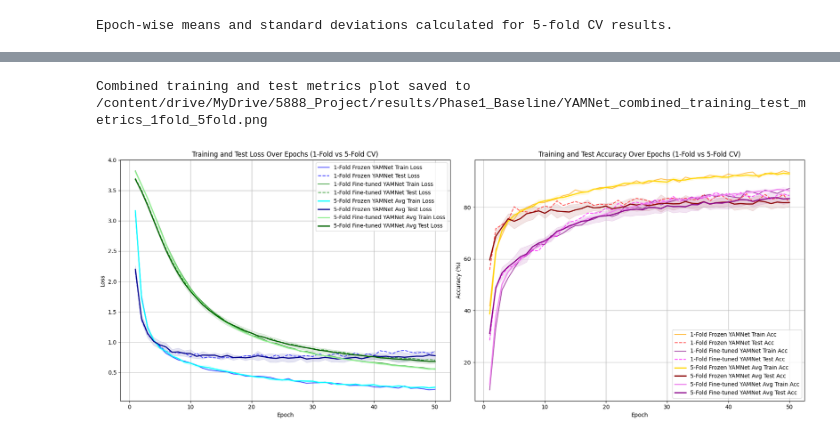
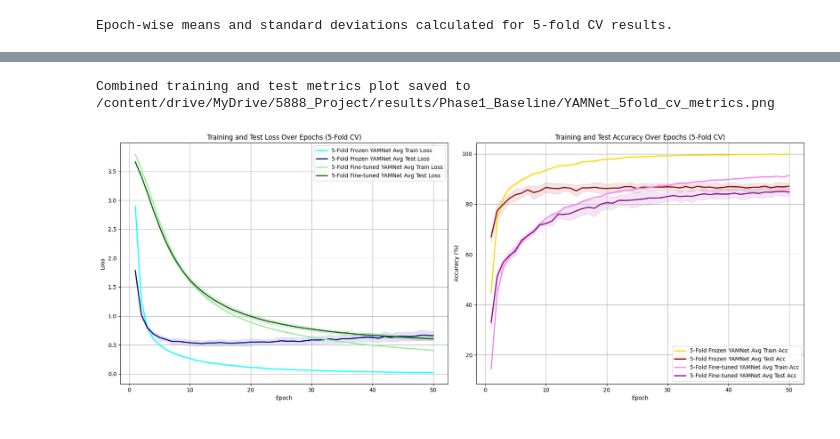
Before and after one commit to JdogLloyd1/DeepLearning5888Project, a Jupyter notebook: Code/Transfer Learning/YAMNet_TransferLearning.ipynb, the cells around one changed output, grey strips where cells are left out. Drawn from its saved outputs; the diff is of its cells as text; code cells hidden in the pictures.

```diff
--- a/Code/Transfer Learning/YAMNet_TransferLearning.ipynb
+++ b/Code/Transfer Learning/YAMNet_TransferLearning.ipynb
@@ -159,15 +159,14 @@ def extract_yamnet_embedding(yamnet_model_instance, waveform):
     input_tensor = tf.constant(waveform, dtype=tf.float32)
 
     # YAMNet models from TF Hub return (scores, embeddings, spectrogram)
-    scores, embeddings, spectrogram = yamnet_model_instance(input_tensor)
+    # Explicitly run TensorFlow operations on CPU to avoid CUDA conflicts with PyTorch
+    with tf.device('/cpu:0'):
+        scores, embeddings, spectrogram = yamnet_model_instance(input_tensor)
 
     # The embeddings will have a shape of (num_frames, 1024).
-    # Perform mean pooling across frames.
-    # The final embedding will be a 1024-dimensional numpy vector.
-    pooled_embedding_np = tf.reduce_mean(embeddings, axis=0).numpy()
-
+    # For clip-level voting, we return all frame embeddings instead of mean pooling here.
     # Convert numpy array to PyTorch tensor and move to device
-    return torch.from_numpy(pooled_embedding_np).to(device)
+    return torch.from_numpy(embeddings.numpy()).to(device)
 # %%
 pass
 # %%
@@ -184,7 +183,13 @@ class Classifier(nn.Module):
         )
 
     def forward(self, x):
-        return self.net(x)
+        # x is (num_frames, 1024) for a single clip's embeddings
+        # Process each frame embedding through the network
+        frame_logits = self.net(x) # Output will be (num_frames, 50)
+
+        # For clip-level voting, average the logits across frames to get a single prediction per clip
+        clip_logits = torch.mean(frame_logits, dim=0) # Output will be (50,)
+        return clip_logits
 
 def save_results(train_losses, train_accuracies, test_losses, test_accuracies, output_dir, filename_prefix='training_results'):
     results_df = pd.DataFrame({
@@ -615,13 +601,15 @@ Combined training and test metrics plot saved to /content/drive/MyDrive/5888_Pro
 # %%
+import matplotlib.pyplot as plt
+
 plt.figure(figsize=(18, 7))
 
 # --- Loss Plot ---
 plt.subplot(1, 2, 1)
-# 1-fold results
-plt.plot(range(1, epochs + 1), frozen_yamnet_train_losses, label='1-Fold Frozen YAMNet Train Loss', color='blue', alpha=0.7)
-plt.plot(range(1, epochs + 1), frozen_yamnet_test_losses, label='1-Fold Frozen YAMNet Test Loss', color='blue', linestyle='--', alpha=0.7)
-plt.plot(range(1, epochs + 1), finetuned_yamnet_train_losses, label='1-Fold Fine-tuned YAMNet Train Loss', color='green', alpha=0.7)
-plt.plot(range(1, epochs + 1), finetuned_yamnet_test_losses, label='1-Fold Fine-tuned YAMNet Test Loss', color='green', linestyle='--', alpha=0.7)
+# # 1-fold results (REMOVED)
+# plt.plot(range(1, epochs + 1), frozen_yamnet_train_losses, label='1-Fold Frozen YAMNet Train Loss', color='blue', alpha=0.7)
+# plt.plot(range(1, epochs + 1), frozen_yamnet_test_losses, label='1-Fold Frozen YAMNet Test Loss', color='blue', linestyle='--', alpha=0.7)
+# plt.plot(range(1, epochs + 1), finetuned_yamnet_train_losses, label='1-Fold Fine-tuned YAMNet Train Loss', color='green', alpha=0.7)
+# plt.plot(range(1, epochs + 1), finetuned_yamnet_test_losses, label='1-Fold Fine-tuned YAMNet Test Loss', color='green', linestyle='--', alpha=0.7)
 
 # 5-fold cross-validation mean results with shaded standard deviation
 plt.plot(range(1, epochs + 1), mean_frozen_yamnet_train_losses, label='5-Fold Frozen YAMNet Avg Train Loss', color='cyan', linewidth=2)
@@ -636,43 +624,43 @@ plt.fill_between(range(1, epochs + 1), mean_finetuned_yamnet_test_losses - std_f
 
 plt.xlabel('Epoch')
 plt.ylabel('Loss')
-plt.title('Training and Test Loss Over Epochs (1-Fold vs 5-Fold CV)')
+plt.title('Training and Test Loss Over Epochs (5-Fold CV)')
 plt.legend()
 plt.grid(True)
 
 # --- Accuracy Plot ---
 plt.subplot(1, 2, 2)
-# 1-fold results
-plt.plot(range(1, epochs + 1), frozen_yamnet_train_accuracies, label='1-Fold Frozen YAMNet Train Acc', color='orange', alpha=0.7)
-plt.plot(range(1, epochs + 1), frozen_yamnet_test_accuracies, label='1-Fold Frozen YAMNet Test Acc', color='red', linestyle='--', alpha=0.7)
-plt.plot(range(1, epochs + 1), finetuned_yamnet_train_accuracies, label='1-Fold Fine-tuned YAMNet Train Acc', color='purple', alpha=0.7)
-plt.plot(range(1, epochs + 1), finetuned_yamnet_test_accuracies, label='1-Fold Fine-tuned YAMNet Test Acc', color='magenta', linestyle='--', alpha=0.7)
+# # 1-fold results (REMOVED)
+# plt.plot(range(1, epochs + 1), frozen_yamnet_train_accuracies, label='1-Fold Frozen YAMNet Train Acc', color='orange', alpha=0.7)
+# plt.plot(range(1, epochs + 1), frozen_yamnet_test_accuracies, label='1-Fold Frozen YAMNet Test Acc', color='red', linestyle='--', alpha=0.7)
+# plt.plot(range(1, epochs + 1), finetuned_yamnet_train_accuracies, label='1-Fold Fine-tuned YAMNet Train Acc', color='purple', alpha=0.7)
+# plt.plot(range(1, epochs + 1), finetuned_yamnet_test_accuracies, label='1-Fold Fine-tuned YAMNet Test Acc', color='magenta', linestyle='--', alpha=0.7)
 
 # 5-fold cross-validation mean results with shaded standard deviation
 plt.plot(range(1, epochs + 1), mean_frozen_yamnet_train_accuracies, label='5-Fold Frozen YAMNet Avg Train Acc', color='gold', linewidth=2)
 plt.fill_between(range(1, epochs + 1), mean_frozen_yamnet_train_accuracies - std_frozen_yamnet_train_accuracies, mean_frozen_yamnet_train_accuracies + std_frozen_yamnet_train_accuracies, color='gold', alpha=0.1)
 plt.plot(range(1, epochs + 1), mean_frozen_yamnet_test_accuracies, label='5-Fold Frozen YAMNet Avg Test Acc', color='darkred', linestyle='-', linewidth=2)
 plt.fill_between(range(1, epochs + 1), mean_frozen_yamnet_test_accuracies - std_frozen_yamnet_test_accuracies, mean_frozen_yamnet_test_accuracies + std_frozen_yamnet_test_accuracies, color='darkred', alpha=0.1)
 
 plt.plot(range(1, epochs + 1), mean_finetuned_yamnet_train_accuracies, label='5-Fold Fine-tuned YAMNet Avg Train Acc', color='violet', linewidth=2)
 plt.fill_between(range(1, epochs + 1), mean_finetuned_yamnet_train_accuracies - std_finetuned_yamnet_train_accuracies, mean_finetuned_yamnet_train_accuracies + std_finetuned_yamnet_train_accuracies, color='violet', alpha=0.1)
 plt.plot(range(1, epochs + 1), mean_finetuned_yamnet_test_accuracies, label='5-Fold Fine-tuned YAMNet Avg Test Acc', color='darkmagenta', linestyle='-', linewidth=2)
 plt.fill_between(range(1, epochs + 1), mean_finetuned_yamnet_test_accuracies - std_finetuned_yamnet_test_accuracies, mean_finetuned_yamnet_test_accuracies + std_finetuned_yamnet_test_accuracies, color='darkmagenta', alpha=0.1)
 
 plt.xlabel('Epoch')
 plt.ylabel('Accuracy (%)')
-plt.title('Training and Test Accuracy Over Epochs (1-Fold vs 5-Fold CV)')
+plt.title('Training and Test Accuracy Over Epochs (5-Fold CV)')
 plt.legend(loc='lower right')
 plt.grid(True)
 
 plt.tight_layout()
 
 # Save the plot BEFORE showing it
-plots_path = os.path.join(OUTPUT_DIR, 'YAMNet_combined_training_test_metrics_1fold_5fold.png')
+plots_path = os.path.join(OUTPUT_DIR, 'YAMNet_5fold_cv_metrics.png') # Changed filename
 plt.savefig(plots_path)
 print(f'Combined training and test metrics plot saved to {plots_path}')
 
 plt.show()
 # %% [output]
-Combined training and test metrics plot saved to /content/drive/MyDrive/5888_Project/results/Phase1_Baseline/YAMNet_combined_training_test_metrics_1fold_5fold.png
+Combined training and test metrics plot saved to /content/drive/MyDrive/5888_Project/results/Phase1_Baseline/YAMNet_5fold_cv_metrics.png
-[figure, old version]
+[figure, new version]
```
Also changed, not shown: parts of 7 cells of this notebook.
